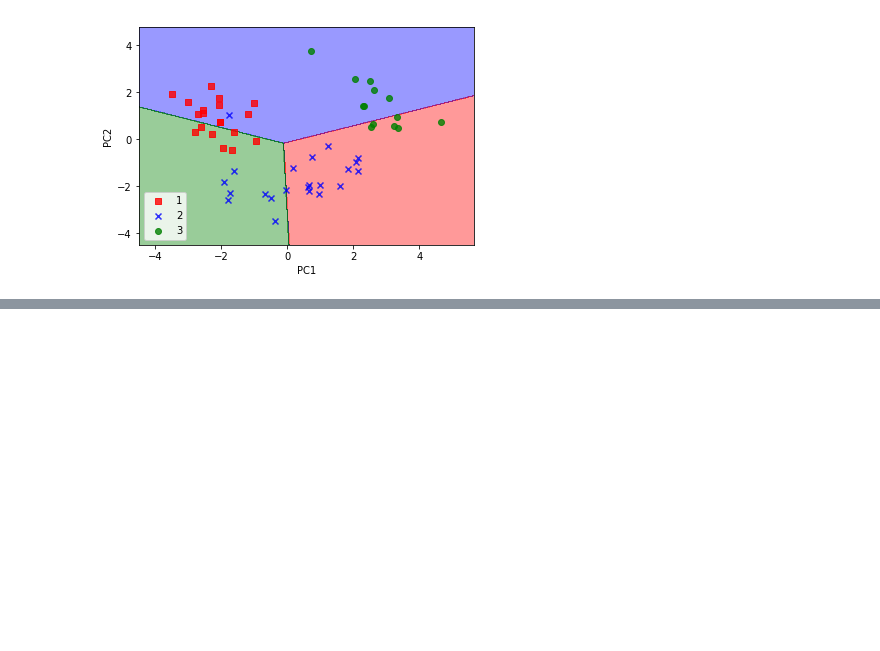
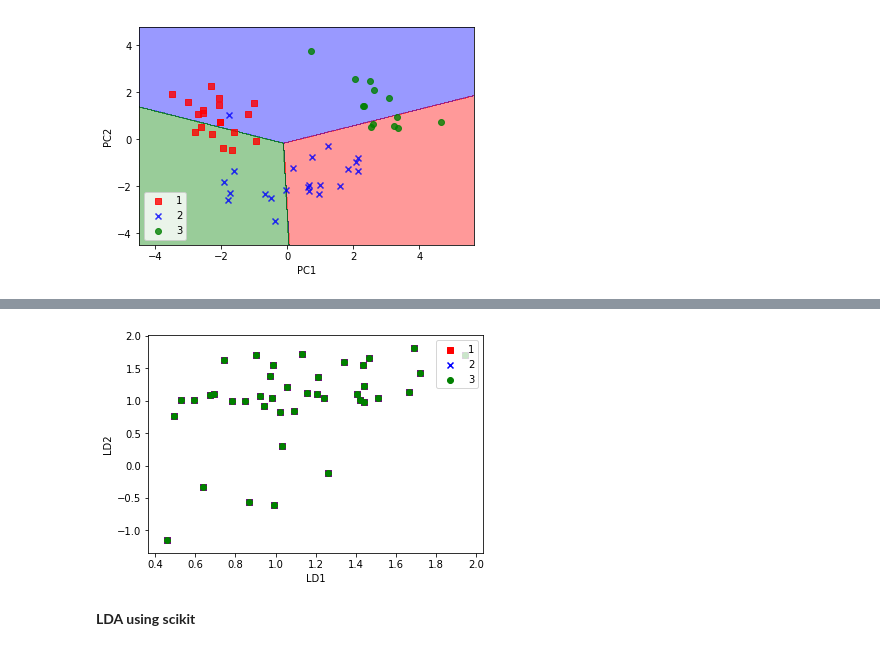
Before and after one commit to rhondene/Machine-Learning---Python, a Jupyter notebook: Dimensionality Reduction.ipynb, the cells around one changed output, grey strips where cells are left out. Drawn from its saved outputs; the diff is of its cells as text; code cells hidden in the pictures; blank space fills up the shorter version.

```diff
--- a/Dimensionality Reduction.ipynb
+++ b/Dimensionality Reduction.ipynb
@@ -233,0 +428,5 @@ LDA aims to find a feature subspace that optimises class separatbility,
+# %%
+#stack the most discriminative eigenvector columns to create projection matrix,in this case only first LD explained 100%
+u = np.concatenate((eigen_pairs[0][1][:, np.newaxis].real, eigen_pairs[1][1][:, np.newaxis].real), axis=1)
+#u = eigen_pairs[0][1][:, np.newaxis].real
+print('Matrix U: \n', u)
@@ -233,0 +448,17 @@ LDA aims to find a feature subspace that optimises class separatbility,
+# %%
+#projection of samples to new feature space
+X_train_lda = X_train_std.dot(u)
+colors = ['r', 'b', 'g']
+markers = ['s', 'x', 'o']
+for l,c,m in zip(np.unique(y_train), colors, markers):
+    plt.scatter(X_train_lda[y_train==1,0],
+              X_train_lda[y_train==1,1],
+               c=c, label=l, marker=m)
+plt.xlabel('LD1')
+plt.ylabel ('LD2')
+plt.legend(loc='upper right')
+plt.show()
+# %% [output]
+[figure, added]
+# %% [markdown]
+<b> LDA using scikit</b>
```
Also changed, not shown: parts of 30 cells of this notebook.
